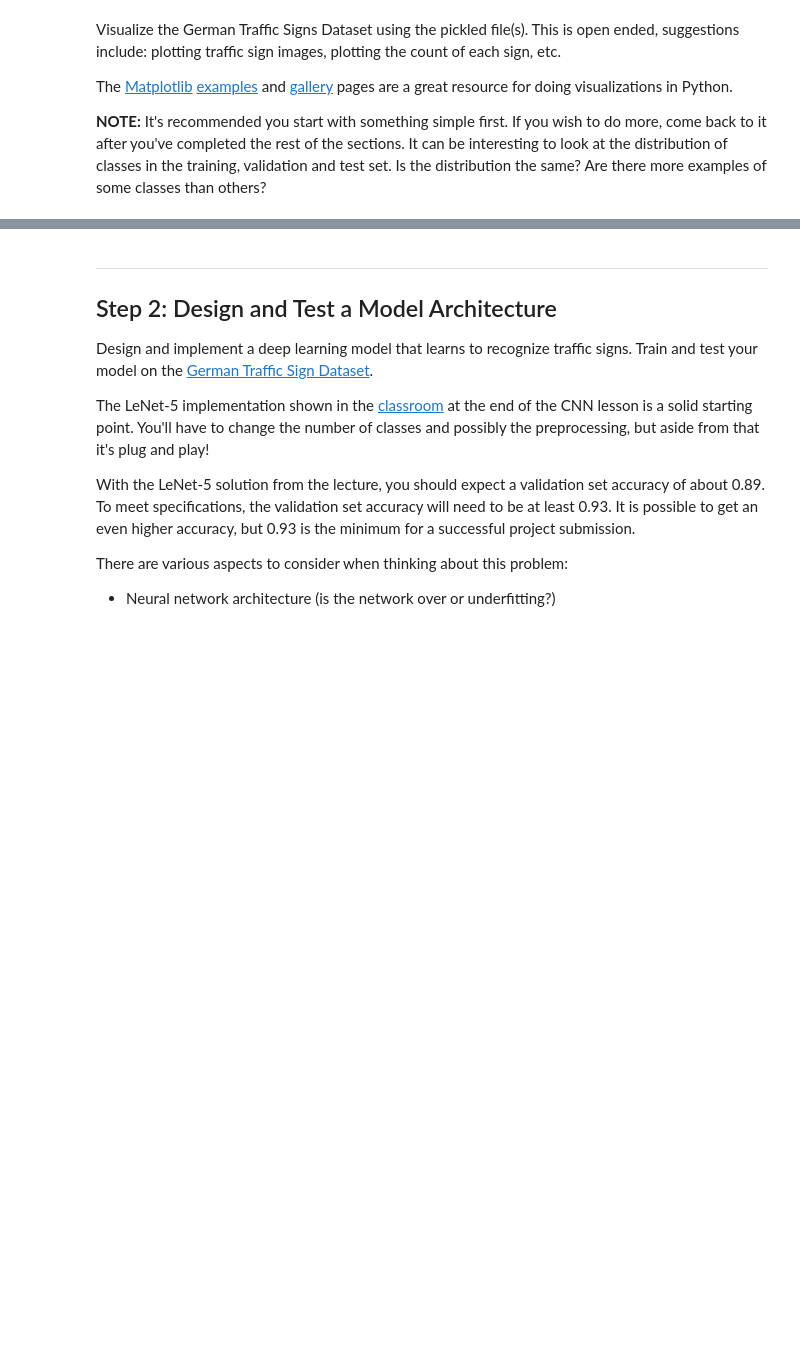
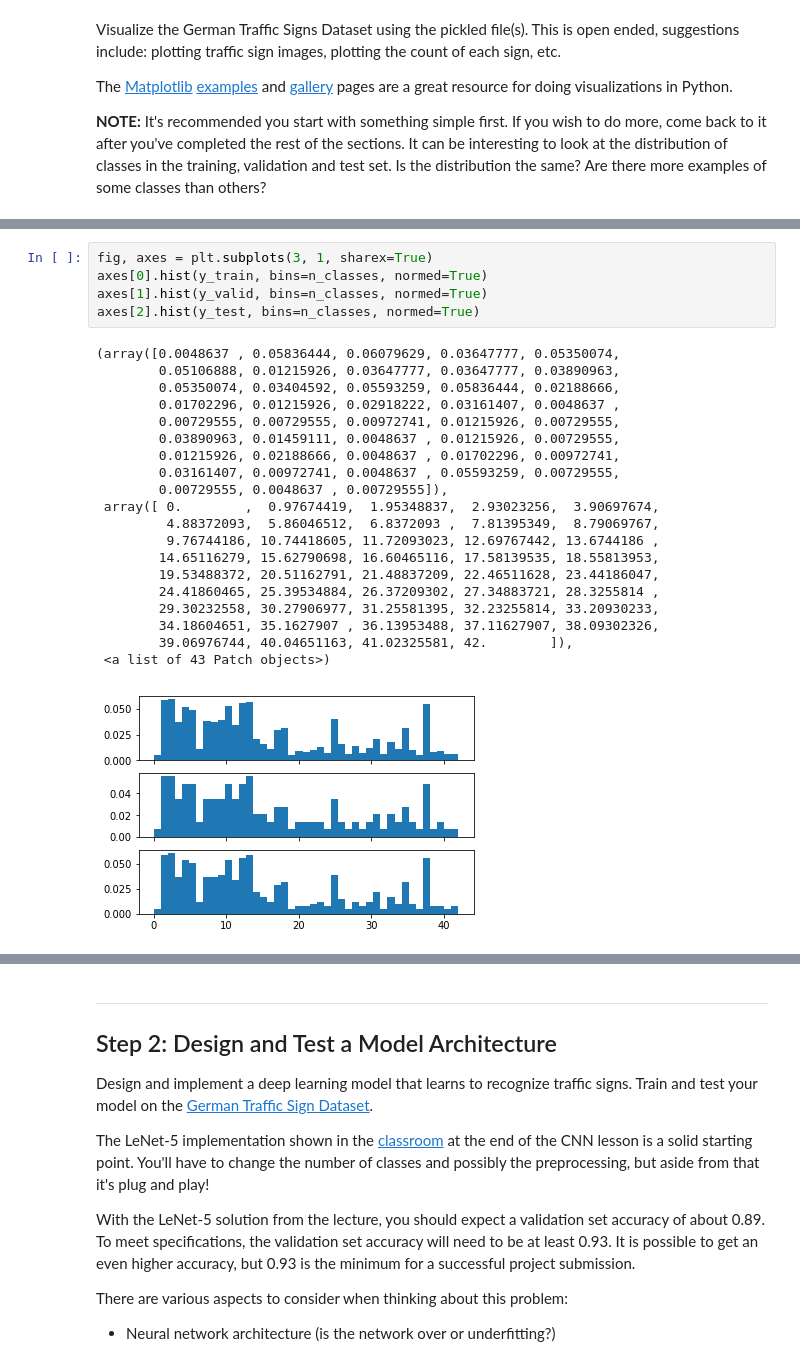
Before and after one commit to AdarshK1/CarND-Traffic-Sign-Classifier-Project, a Jupyter notebook: Traffic_Sign_Classifier.ipynb, the cells around one changed output, grey strips where cells are left out. Saved outputs shown, nothing was run; the diff lists cells and outputs as text; blank space fills up the shorter version.

```diff
--- a/Traffic_Sign_Classifier.ipynb
+++ b/Traffic_Sign_Classifier.ipynb
@@ -93,0 +129,26 @@ import matplotlib.pyplot as plt
+# %%
+fig, axes = plt.subplots(3, 1, sharex=True)
+axes[0].hist(y_train, bins=n_classes, normed=True)
+axes[1].hist(y_valid, bins=n_classes, normed=True)
+axes[2].hist(y_test, bins=n_classes, normed=True)
+# %% [output]
+(array([0.0048637 , 0.05836444, 0.06079629, 0.03647777, 0.05350074,
+        0.05106888, 0.01215926, 0.03647777, 0.03647777, 0.03890963,
+        0.05350074, 0.03404592, 0.05593259, 0.05836444, 0.02188666,
+        0.01702296, 0.01215926, 0.02918222, 0.03161407, 0.0048637 ,
+        0.00729555, 0.00729555, 0.00972741, 0.01215926, 0.00729555,
+        0.03890963, 0.01459111, 0.0048637 , 0.01215926, 0.00729555,
+        0.01215926, 0.02188666, 0.0048637 , 0.01702296, 0.00972741,
+        0.03161407, 0.00972741, 0.0048637 , 0.05593259, 0.00729555,
+        0.00729555, 0.0048637 , 0.00729555]),
+ array([ 0.        ,  0.97674419,  1.95348837,  2.93023256,  3.90697674,
+         4.88372093,  5.86046512,  6.8372093 ,  7.81395349,  8.79069767,
+         9.76744186, 10.74418605, 11.72093023, 12.69767442, 13.6744186 ,
+        14.65116279, 15.62790698, 16.60465116, 17.58139535, 18.55813953,
+        19.53488372, 20.51162791, 21.48837209, 22.46511628, 23.44186047,
+        24.41860465, 25.39534884, 26.37209302, 27.34883721, 28.3255814 ,
+        29.30232558, 30.27906977, 31.25581395, 32.23255814, 33.20930233,
+        34.18604651, 35.1627907 , 36.13953488, 37.11627907, 38.09302326,
+        39.06976744, 40.04651163, 41.02325581, 42.        ]),
+ <a list of 43 Patch objects>)
+[figure, added]
```
Also changed, not shown: parts of 8 cells of this notebook, 1 other file.
